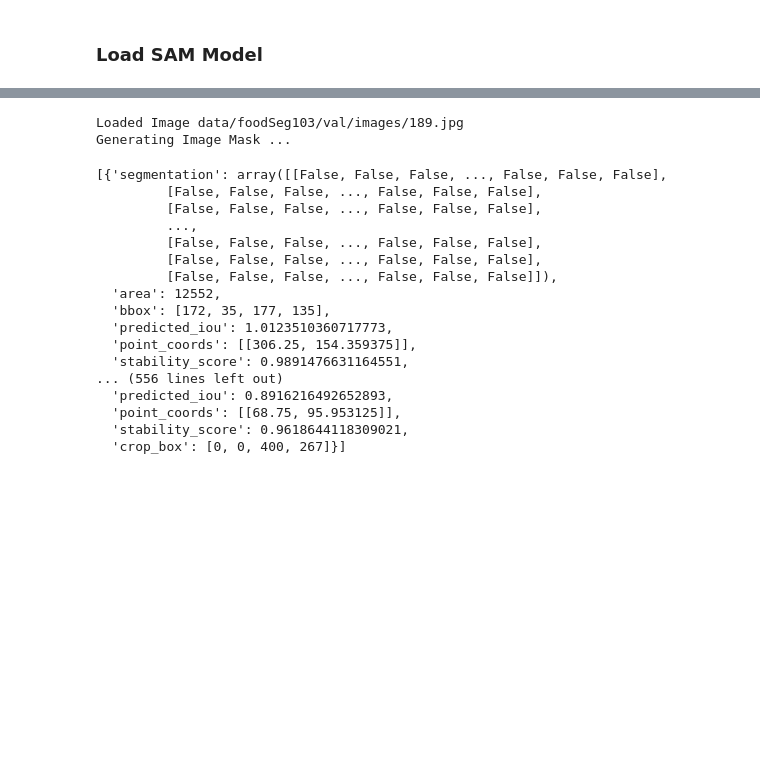
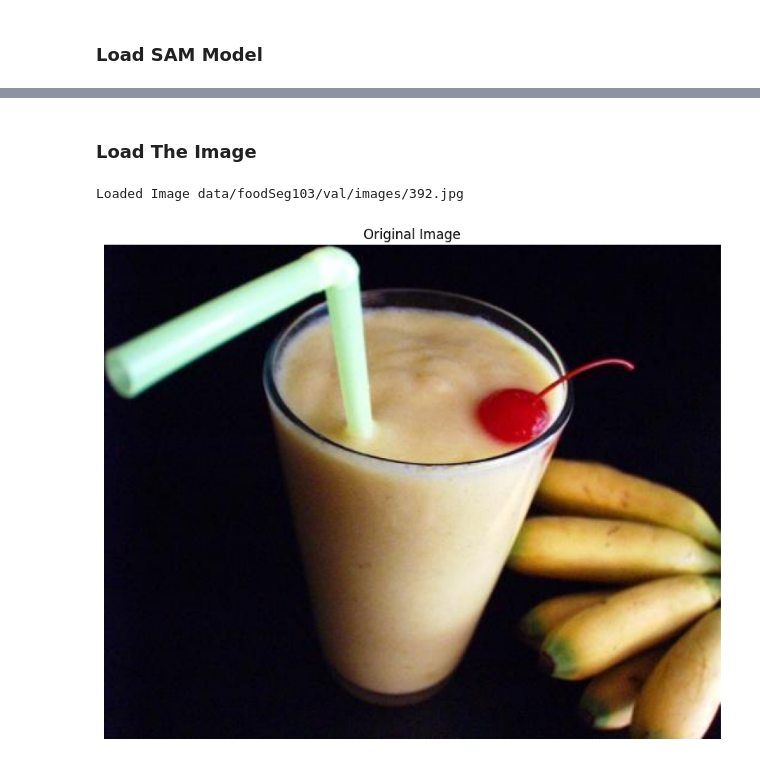
Before and after one commit to Fit-Freak/food-vison, a Jupyter notebook: Food_Vison_prod_mini.ipynb, the cells around one changed output, grey strips where cells are left out. Saved outputs shown, nothing was run; the diff lists cells and outputs as text; code cells hidden in the pictures; blank space fills up the shorter version.

```diff
--- a/Food_Vison_prod_mini.ipynb
+++ b/Food_Vison_prod_mini.ipynb
@@ -340,15 +338,0 @@ visualize_image_with_mask(img_path, lbl_path)
-# %%
-# Get classnames from dataset's data.yaml
-import yaml
-from pathlib import Path
-
-# Path to your YAML file
-yaml_path = dataset_path / "data.yaml"
-
-# Load YAML file
-with open(yaml_path, "r") as f:
-    data_cfg = yaml.safe_load(f)
-
-# Extract the number of classes
-num_classes = data_cfg.get("nc", None)
-print(f"✅ Number of classes (nc): {num_classes}")
@@ -682,32 +512,20 @@ PosixPath('data/foodSeg103/val/images/189.jpg')
+# %% [markdown]
+### Load The Image
 # %%
 import cv2
+import matplotlib.pyplot as plt
 
 # --- Load the RGB image ---
 img = cv2.imread(str(img_path))
 img_rgb = cv2.cvtColor(img, cv2.COLOR_BGR2RGB)
 print(f"Loaded Image {img_path}")
 
-# Mask
-print("Generating Image Mask ...")
-mask_result = mask_gen.generate(img_rgb)
-mask_result
+# --- Visualize Image ---
+plt.figure(figsize=(10, 10))
+plt.imshow(img_rgb)
+plt.title("Original Image")
+plt.axis("off")
+plt.show()
 # %% [output]
-Loaded Image data/foodSeg103/val/images/189.jpg
-Generating Image Mask ...
+Loaded Image data/foodSeg103/val/images/392.jpg
-[{'segmentation': array([[False, False, False, ..., False, False, False],
-         [False, False, False, ..., False, False, False],
-         [False, False, False, ..., False, False, False],
-         ...,
-         [False, False, False, ..., False, False, False],
-         [False, False, False, ..., False, False, False],
-         [False, False, False, ..., False, False, False]]),
-  'area': 12552,
-  'bbox': [172, 35, 177, 135],
-  'predicted_iou': 1.0123510360717773,
-  'point_coords': [[306.25, 154.359375]],
-  'stability_score': 0.9891476631164551,
-... (556 lines left out)
-  'predicted_iou': 0.8916216492652893,
-  'point_coords': [[68.75, 95.953125]],
-  'stability_score': 0.9618644118309021,
-  'crop_box': [0, 0, 400, 267]}]
+[figure, added]
```
Also changed, not shown: parts of 44 cells of this notebook.
